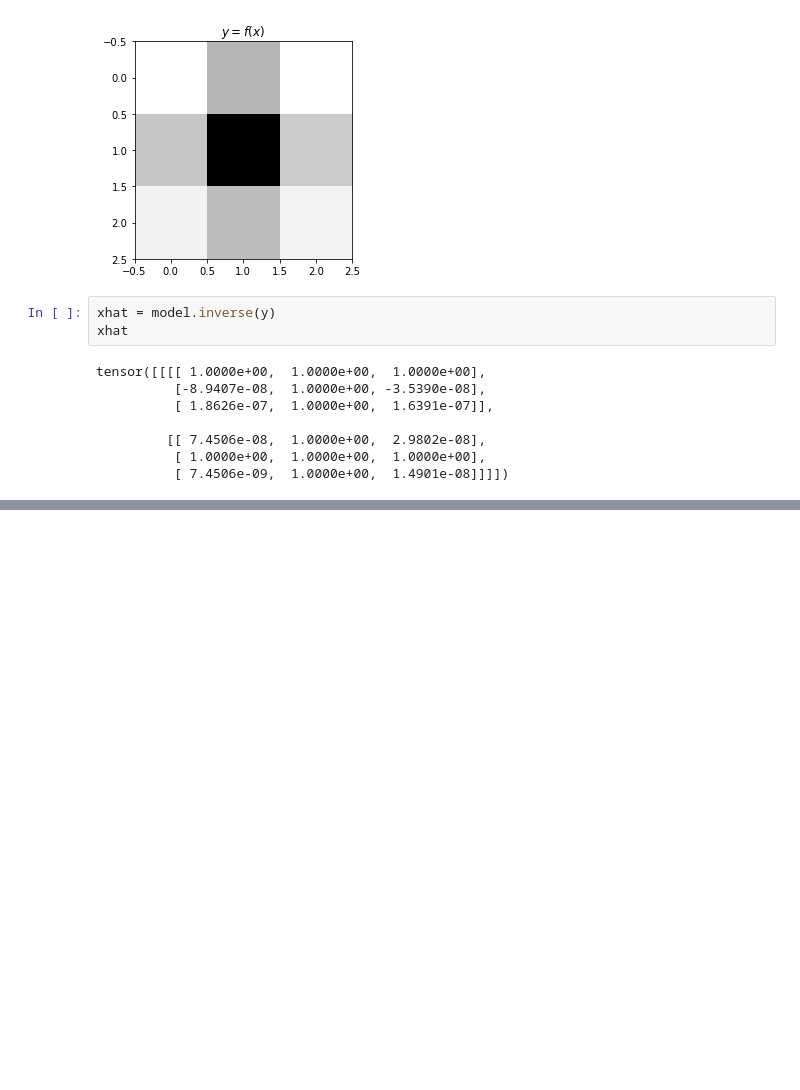
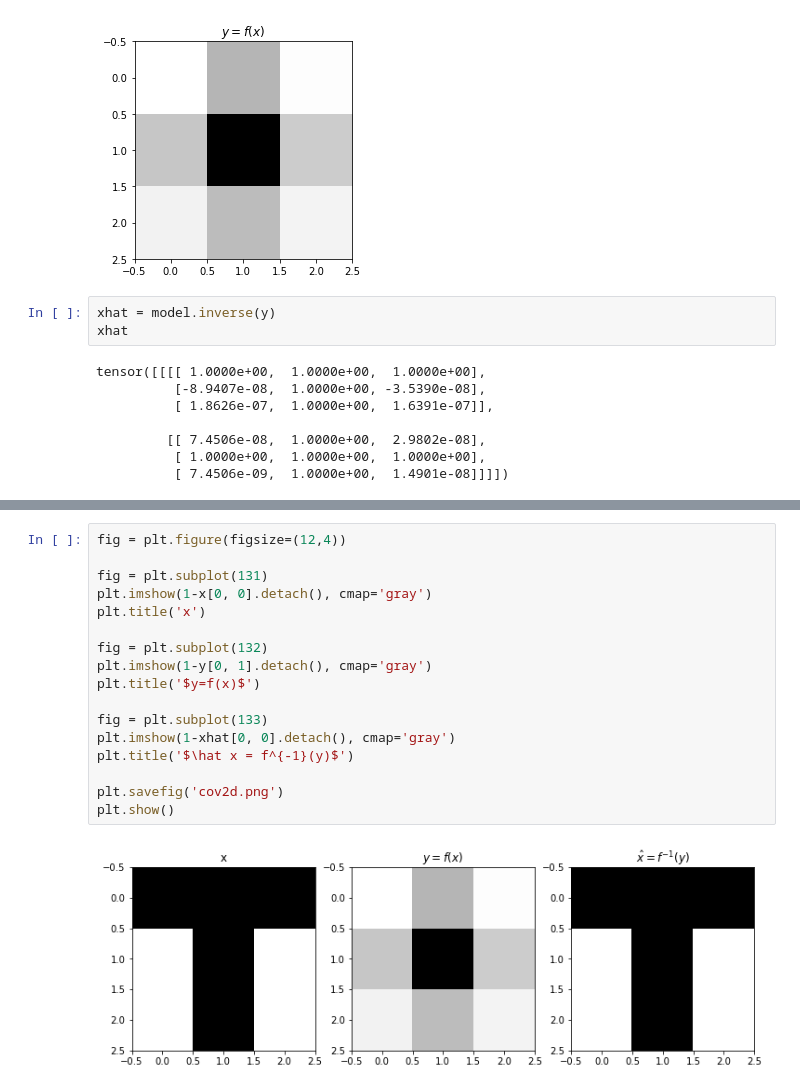
Before and after one commit to ELIFE-ASU/INNLab, a Jupyter notebook: src/i-ResNet_unit_tests.ipynb, the cells around one changed output, grey strips where cells are left out. Drawn from its saved outputs; the diff is of its cells as text; blank space fills up the shorter version.

```diff
--- a/src/i-ResNet_unit_tests.ipynb
+++ b/src/i-ResNet_unit_tests.ipynb
@@ -218,0 +220,19 @@ plt.show()
+# %%
+fig = plt.figure(figsize=(12,4))
+
+fig = plt.subplot(131)
+plt.imshow(1-x[0, 0].detach(), cmap='gray')
+plt.title('x')
+
+fig = plt.subplot(132)
+plt.imshow(1-y[0, 1].detach(), cmap='gray')
+plt.title('$y=f(x)$')
+
+fig = plt.subplot(133)
+plt.imshow(1-xhat[0, 0].detach(), cmap='gray')
+plt.title('$\hat x = f^{-1}(y)$')
+
+plt.savefig('cov2d.png')
+plt.show()
+# %% [output]
+[figure, added]
```
Also changed, not shown: parts of 1 cell of this notebook, 2 other files.
